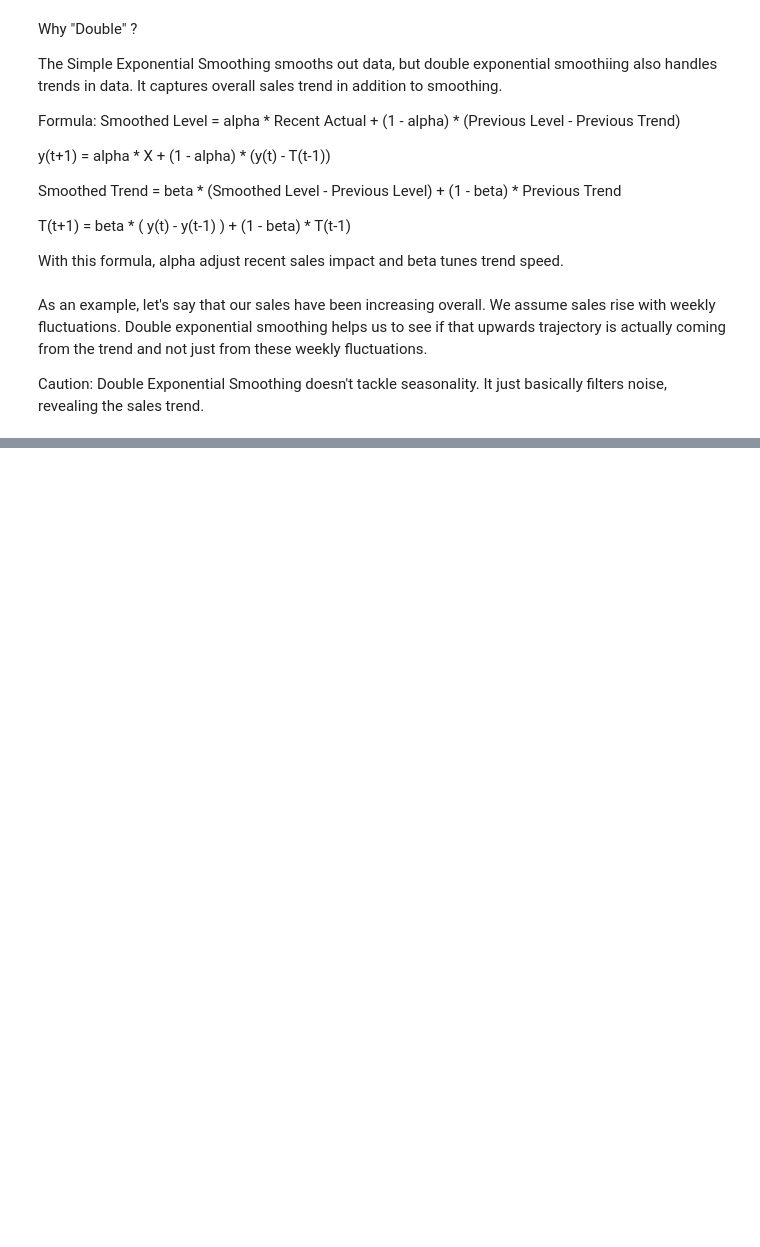
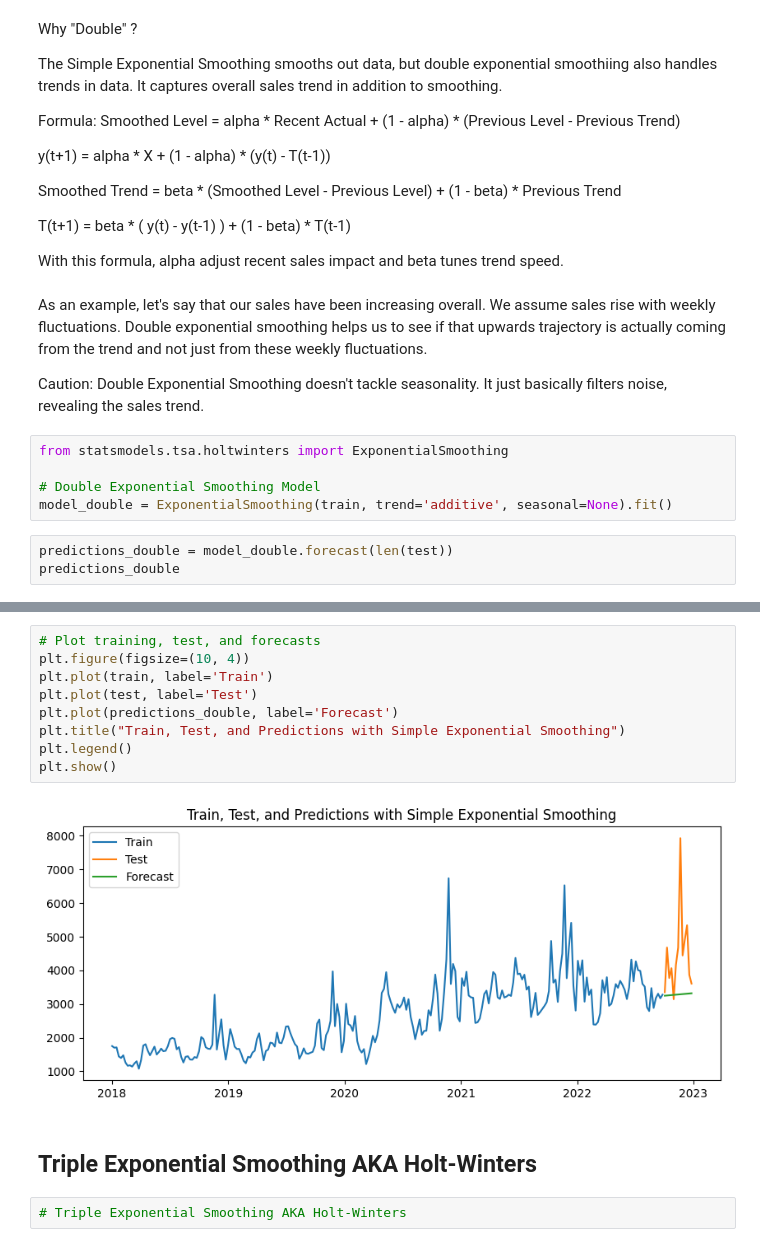
Before and after one commit to ReinerJasin/learn_time_series, a Jupyter notebook: project/5-exponential_smoothing_and_holt_winters.ipynb, the cells around one changed output, grey strips where cells are left out. Cells and saved outputs as stored; diff of their text form; blank space fills up the shorter version.

Commit message:
feat: double exponential smoothing

```diff
--- a/project/5-exponential_smoothing_and_holt_winters.ipynb
+++ b/project/5-exponential_smoothing_and_holt_winters.ipynb
@@ -232,3 +232,11 @@ With this formula, alpha adjust recent sales impact and beta tunes trend speed.
 As an example, let's say that our sales have been increasing overall. We assume sales rise with weekly fluctuations. Double exponential smoothing helps us to see if that upwards trajectory is actually coming from the trend and not just from these weekly fluctuations.
 
 Caution: Double Exponential Smoothing doesn't tackle seasonality. It just basically filters noise, revealing the sales trend.
+# %%
+from statsmodels.tsa.holtwinters import ExponentialSmoothing
+
+# Double Exponential Smoothing Model
+model_double = ExponentialSmoothing(train, trend='additive', seasonal=None).fit()
+# %%
+predictions_double = model_double.forecast(len(test))
+predictions_double
@@ -234,0 +258,15 @@ Caution: Double Exponential Smoothing doesn't tackle seasonality. It just basica
+# %%
+# Plot training, test, and forecasts
+plt.figure(figsize=(10, 4))
+plt.plot(train, label='Train')
+plt.plot(test, label='Test')
+plt.plot(predictions_double, label='Forecast')
+plt.title("Train, Test, and Predictions with Simple Exponential Smoothing")
+plt.legend()
+plt.show()
+# %% [output]
+[figure, added]
+# %% [markdown]
+## Triple Exponential Smoothing AKA Holt-Winters
+# %%
+# Triple Exponential Smoothing AKA Holt-Winters
```
Also changed, not shown: parts of 1 cell of this notebook.
